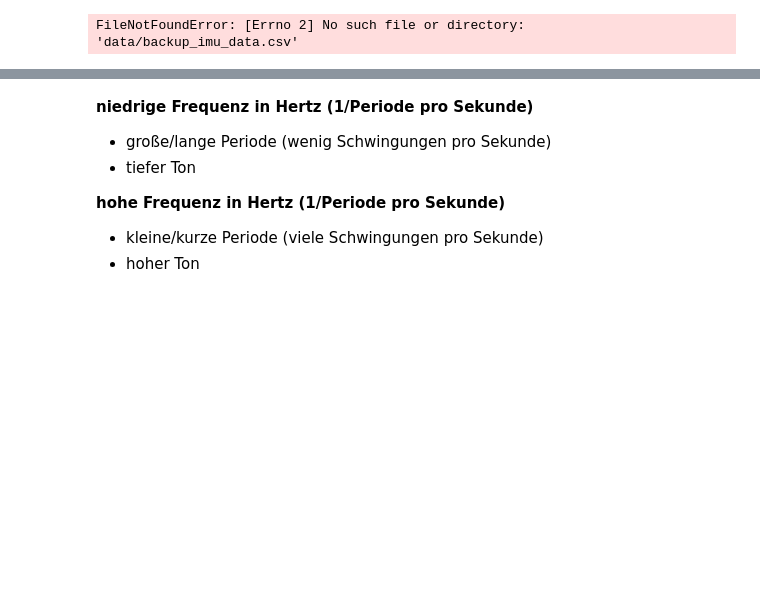
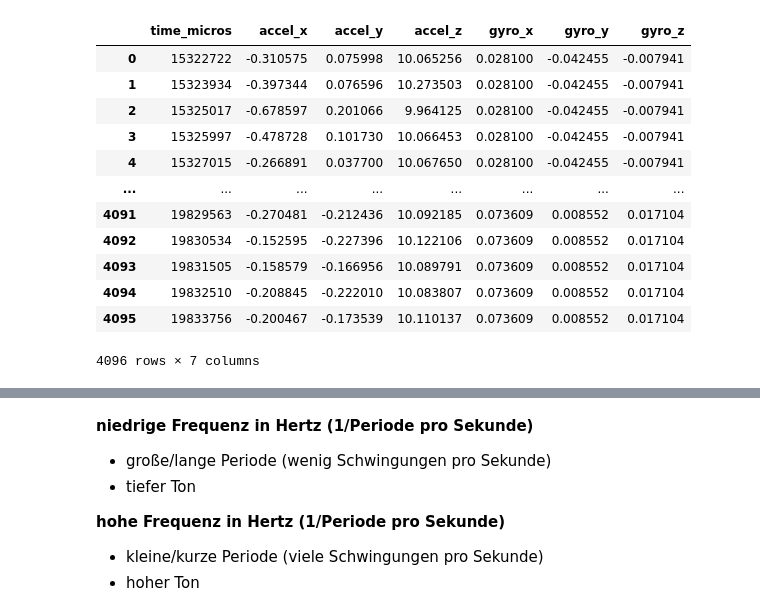
Before and after one commit to charlotte-strg/IMU_Audit, a Jupyter notebook: src/runs_on_pc/fft_plot.ipynb, the cells around one changed output, grey strips where cells are left out. Saved outputs shown, nothing was run; the diff lists cells and outputs as text; code cells hidden in the pictures; blank space fills up the shorter version.

```diff
--- a/src/runs_on_pc/fft_plot.ipynb
+++ b/src/runs_on_pc/fft_plot.ipynb
@@ -5,7 +5,19 @@ import matplotlib.pyplot as plt
 import numpy as np
 import analysis_utils as aua
 # %%
-sample = pd.read_csv('data/backup_imu_data.csv')
+sample = pd.read_csv('../../data/backup_imu_data.csv')
 sample
 # %% [output]
+|  | time_micros | accel_x | accel_y | accel_z | gyro_x | gyro_y | gyro_z |
+| 0 | 15322722 | -0.310575 | 0.075998 | 10.065256 | 0.028100 | -0.042455 | -0.007941 |
+| 1 | 15323934 | -0.397344 | 0.076596 | 10.273503 | 0.028100 | -0.042455 | -0.007941 |
+| 2 | 15325017 | -0.678597 | 0.201066 | 9.964125 | 0.028100 | -0.042455 | -0.007941 |
+| 3 | 15325997 | -0.478728 | 0.101730 | 10.066453 | 0.028100 | -0.042455 | -0.007941 |
+| 4 | 15327015 | -0.266891 | 0.037700 | 10.067650 | 0.028100 | -0.042455 | -0.007941 |
+| ... | ... | ... | ... | ... | ... | ... | ... |
+| 4091 | 19829563 | -0.270481 | -0.212436 | 10.092185 | 0.073609 | 0.008552 | 0.017104 |
+| 4092 | 19830534 | -0.152595 | -0.227396 | 10.122106 | 0.073609 | 0.008552 | 0.017104 |
+| 4093 | 19831505 | -0.158579 | -0.166956 | 10.089791 | 0.073609 | 0.008552 | 0.017104 |
+| 4094 | 19832510 | -0.208845 | -0.222010 | 10.083807 | 0.073609 | 0.008552 | 0.017104 |
+| 4095 | 19833756 | -0.200467 | -0.173539 | 10.110137 | 0.073609 | 0.008552 | 0.017104 |
-FileNotFoundError: [Errno 2] No such file or directory: 'data/backup_imu_data.csv'
+4096 rows × 7 columns
```
Also changed, not shown: parts of 8 cells of this notebook, 6 other files.
